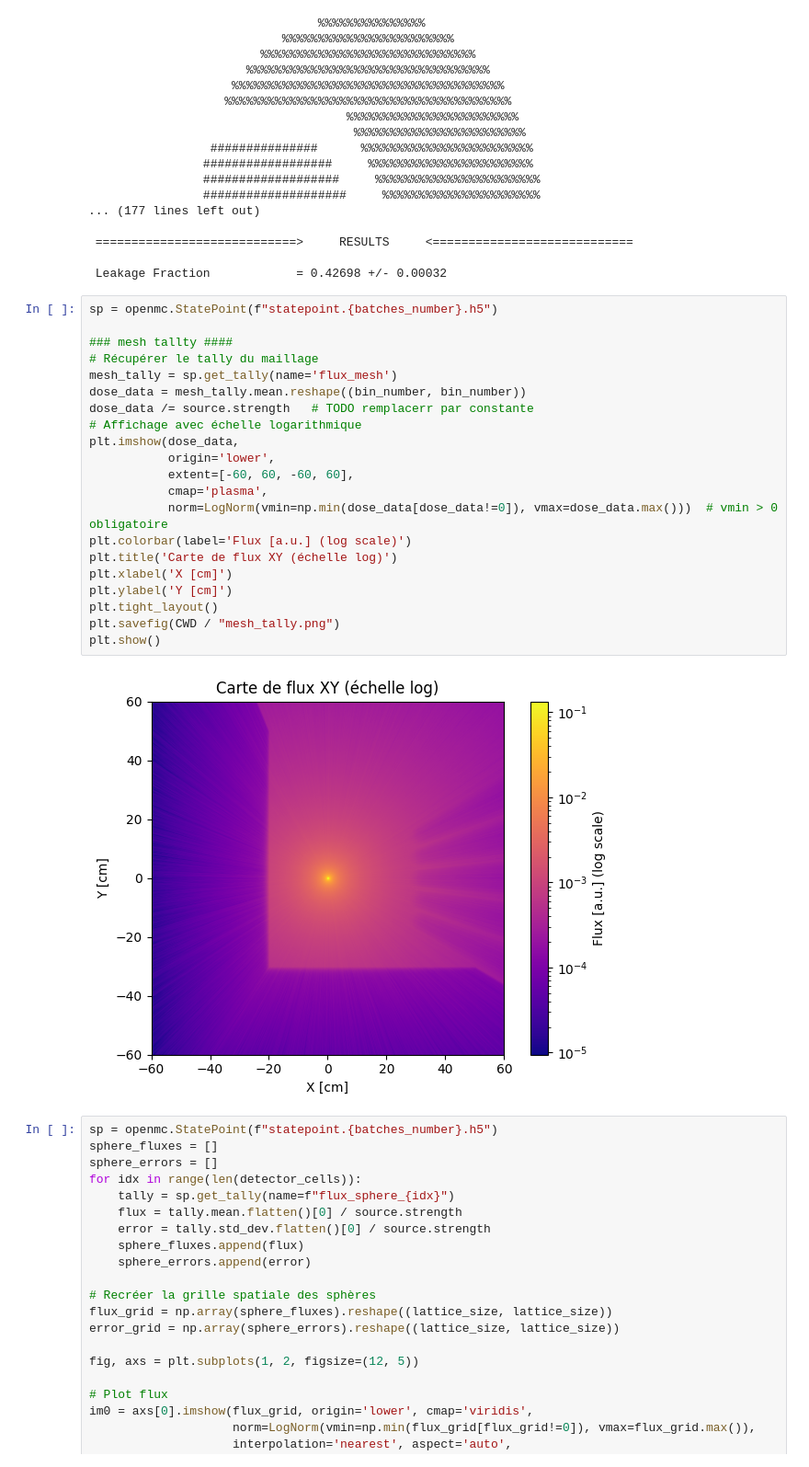
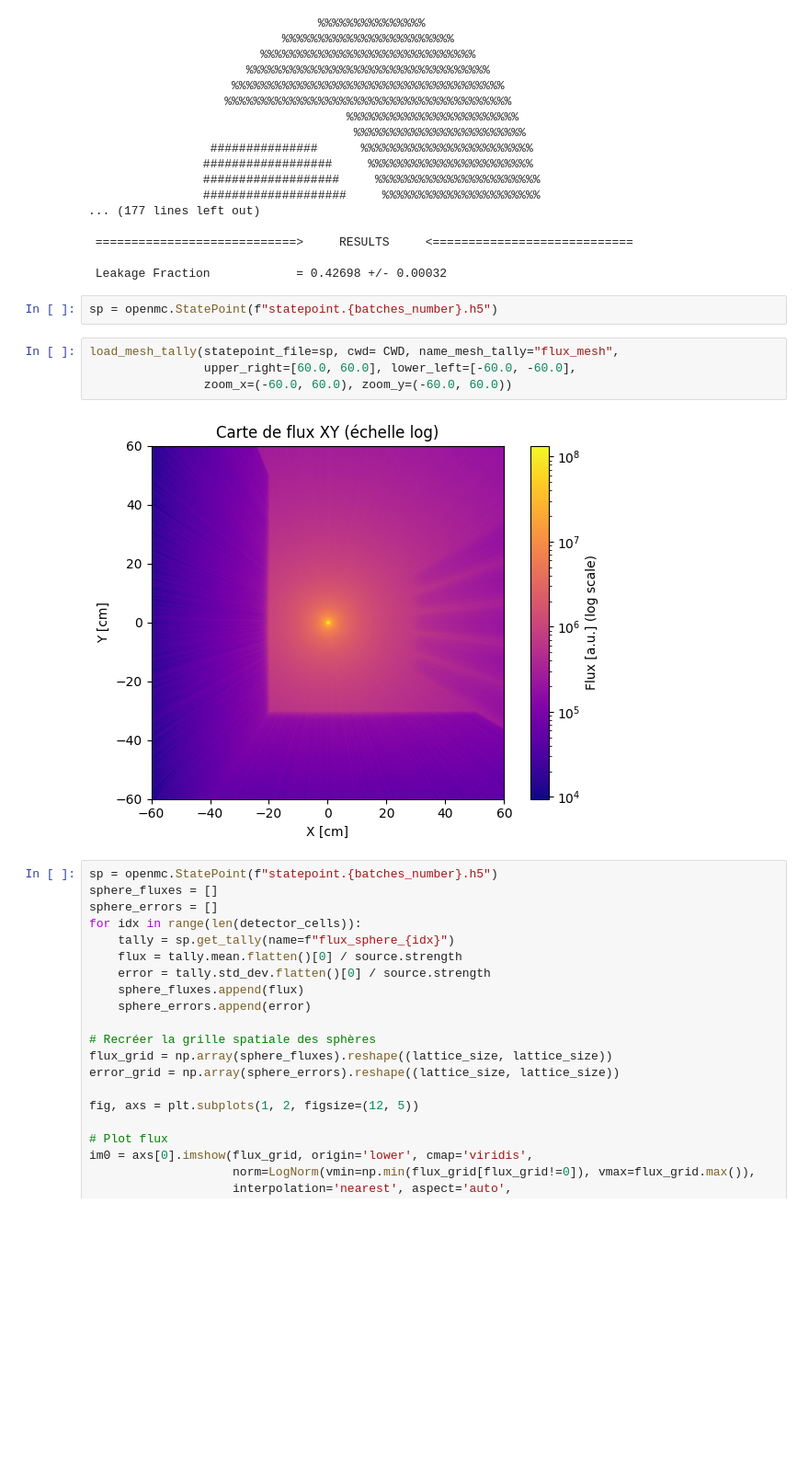
Before and after one commit to simonfouc120/open-mc-project, a Jupyter notebook: src/studies/simulation_cs_137_various_detectors/cesium_various_det.ipynb, the cells around one changed output. Shown: that part at 92% size. Saved outputs shown, nothing was run; the diff lists cells and outputs as text; blank space fills up the shorter version.

```diff
--- a/src/studies/simulation_cs_137_various_detectors/cesium_various_det.ipynb
+++ b/src/studies/simulation_cs_137_various_detectors/cesium_various_det.ipynb
@@ -301,27 +224,12 @@ openmc.run()
  Leakage Fraction            = 0.42698 +/- 0.00032
 # %%
 sp = openmc.StatePoint(f"statepoint.{batches_number}.h5")
-
-### mesh tallty ####
-# Récupérer le tally du maillage
-mesh_tally = sp.get_tally(name='flux_mesh')
-dose_data = mesh_tally.mean.reshape((bin_number, bin_number))
-dose_data /= source.strength   # TODO remplacerr par constante
-# Affichage avec échelle logarithmique
-plt.imshow(dose_data,
-           origin='lower',
-           extent=[-60, 60, -60, 60],
-           cmap='plasma',
-           norm=LogNorm(vmin=np.min(dose_data[dose_data!=0]), vmax=dose_data.max()))  # vmin > 0 obligatoire
-plt.colorbar(label='Flux [a.u.] (log scale)')
-plt.title('Carte de flux XY (échelle log)')
-plt.xlabel('X [cm]')
-plt.ylabel('Y [cm]')
-plt.tight_layout()
-plt.savefig(CWD / "mesh_tally.png")
-plt.show()
-# %% [output]
-[figure, removed]
+# %%
+load_mesh_tally(statepoint_file=sp, cwd= CWD, name_mesh_tally="flux_mesh",
+                upper_right=[60.0, 60.0], lower_left=[-60.0, -60.0],
+                zoom_x=(-60.0, 60.0), zoom_y=(-60.0, 60.0))
+# %% [output]
+[figure, added]
 # %%
 sp = openmc.StatePoint(f"statepoint.{batches_number}.h5")
 sphere_fluxes = []
```
Also changed, not shown: parts of 3 cells of this notebook, 11 other files.
